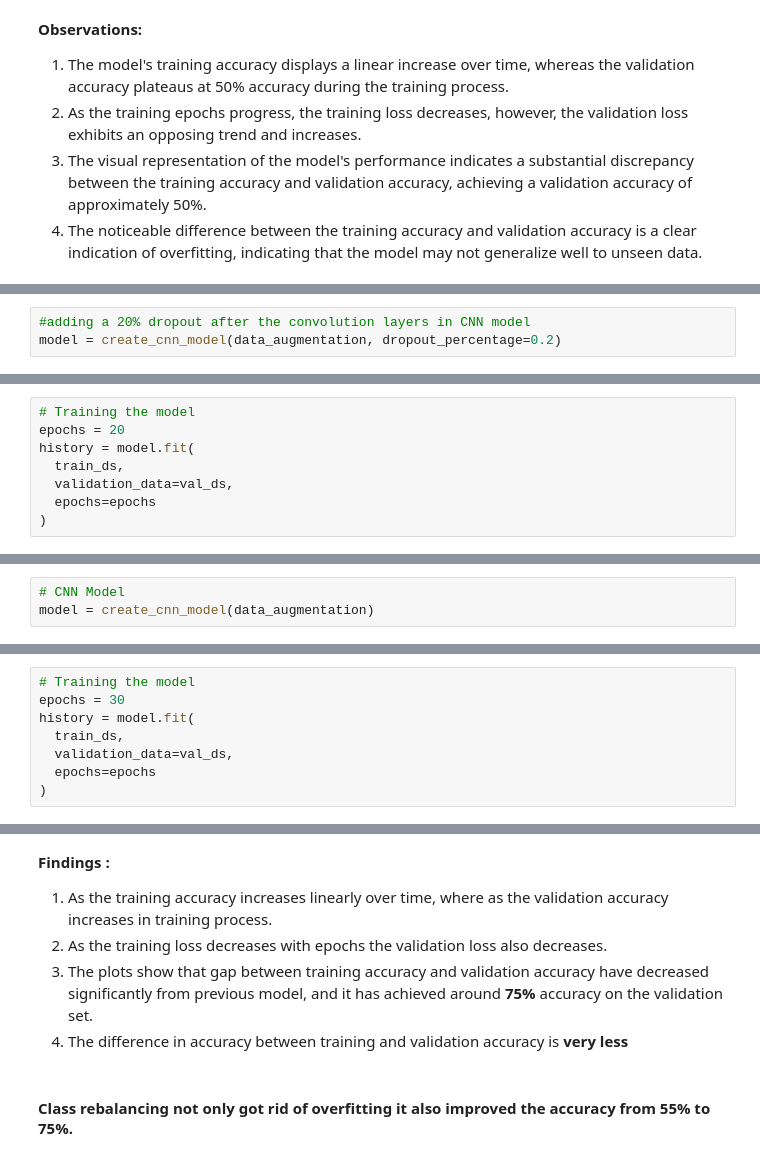
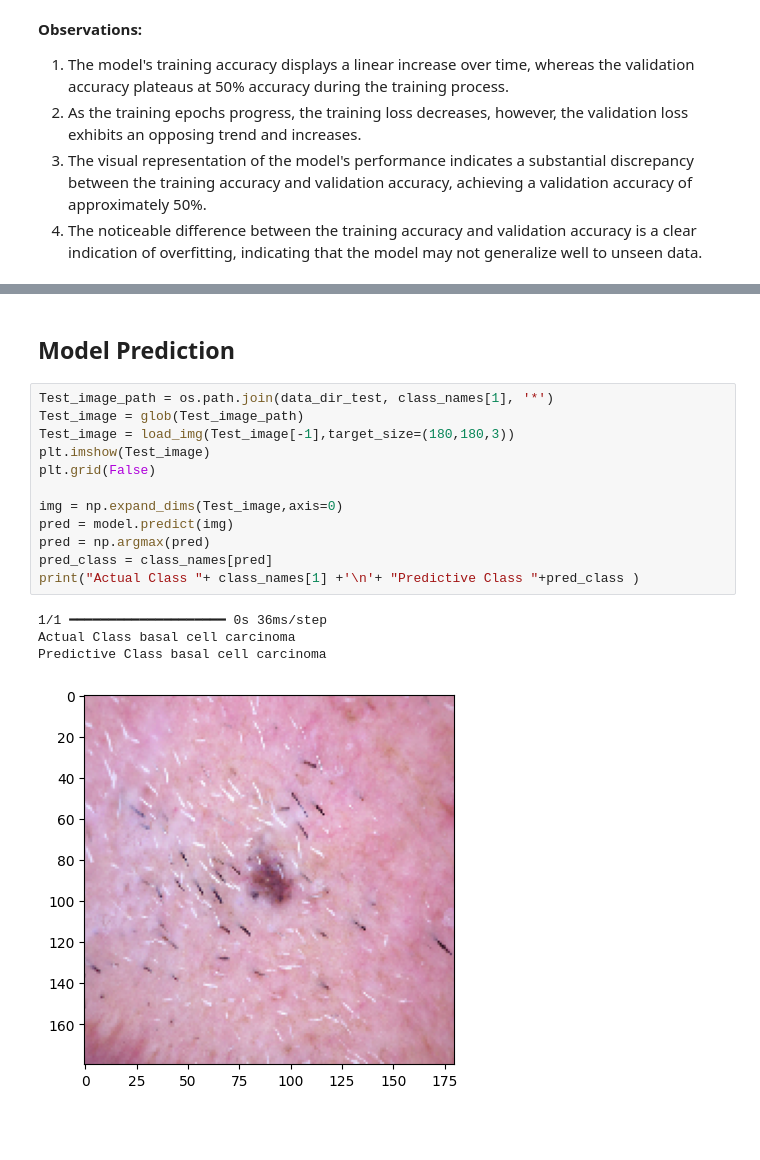
Before and after one commit to RamanPndy/Upgrad-Melanoma-Detection-Assignment, a Jupyter notebook: raman_pandey_nn.ipynb, the cells around one changed output, grey strips where cells are left out. Saved outputs shown, nothing was run; the diff lists cells and outputs as text; blank space fills up the shorter version.

```diff
--- a/raman_pandey_nn.ipynb
+++ b/raman_pandey_nn.ipynb
@@ -377,3 +468,0 @@ plot_cnn_metrics(history,epochs)
-# %%
-#adding a 20% dropout after the convolution layers in CNN model
-model = create_cnn_model(data_augmentation, dropout_percentage=0.2)
@@ -405,8 +468,0 @@ Model: "sequential_25"
-# %%
-# Training the model
-epochs = 20
-history = model.fit(
-  train_ds,
-  validation_data=val_ds,
-  epochs=epochs
-)
@@ -594,3 +468,0 @@ Using 2271 files for validation.
-# %%
-# CNN Model
-model = create_cnn_model(data_augmentation)
@@ -622,8 +468,0 @@ Model: "sequential_26"
-# %%
-# Training the model
-epochs = 30
-history = model.fit(
-  train_ds,
-  validation_data=val_ds,
-  epochs=epochs
-)
@@ -644,10 +469,19 @@ plot_cnn_metrics(history,epochs)
-# %% [markdown]
-<b>Findings : </b>
-<ol>
-    <li>As the training accuracy increases linearly over time, where as the validation accuracy increases in training process.</li>
-    <li>As the training loss decreases with epochs the validation loss also decreases.</li>
-    <li>The plots show that gap between training accuracy and validation accuracy have decreased significantly from previous model, and it has achieved around <b>75%</b> accuracy on the validation set.</li>
-    <li>The difference in accuracy between training and validation accuracy is <b>very less</b></li>
-</ol>
-# %% [markdown]
-<h4>Class rebalancing not only got rid of overfitting it also improved the accuracy from 55% to 75%.</h4>
+# %% [markdown]
+## Model Prediction
+# %%
+Test_image_path = os.path.join(data_dir_test, class_names[1], '*')
+Test_image = glob(Test_image_path)
+Test_image = load_img(Test_image[-1],target_size=(180,180,3))
+plt.imshow(Test_image)
+plt.grid(False)
+
+img = np.expand_dims(Test_image,axis=0)
+pred = model.predict(img)
+pred = np.argmax(pred)
+pred_class = class_names[pred]
+print("Actual Class "+ class_names[1] +'\n'+ "Predictive Class "+pred_class )
+# %% [output]
+1/1 ━━━━━━━━━━━━━━━━━━━━ 0s 36ms/step
+Actual Class basal cell carcinoma
+Predictive Class basal cell carcinoma
+[figure, added]
```
Also changed, not shown: parts of 66 cells of this notebook, 2 other files.
